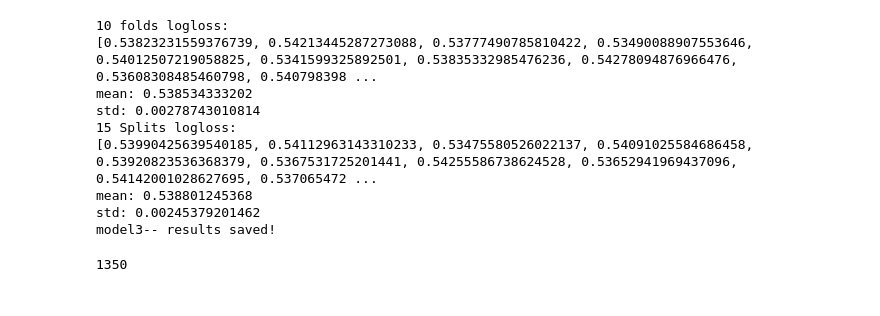
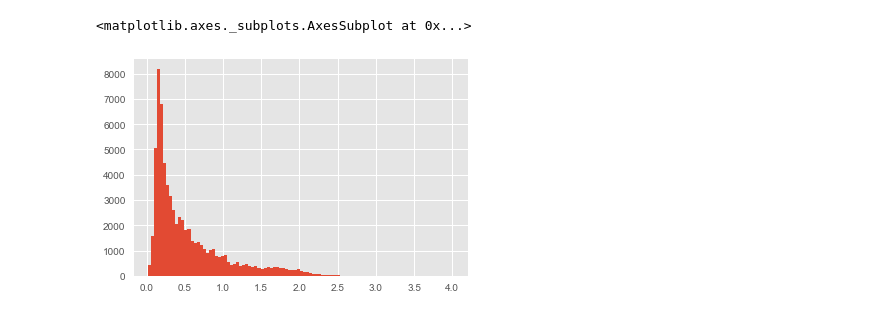
Before and after one commit to mortido/ML-Boot-Camp-V, a Jupyter notebook: models-main.ipynb, the cells around one changed output. Cells and saved outputs as stored; diff of their text form; code cells hidden in the pictures.

```diff
--- a/models-main.ipynb
+++ b/models-main.ipynb
@@ -363,54 +17,0 @@ model2-- results saved!
-# %%
-import lightgbm as lgb
-from sklearn.calibration import CalibratedClassifierCV
-from sklearn.model_selection import KFold
-
-params = {
-    'colsample_bytree': 0.8,
-    'learning_rate': 0.1,
-#     'num_leaves': 2**3,
-#     'min_child_weight': 1,
-    'n_estimators': 44,
-    'subsample': 0.8,
-#     'reg_alpha': 1.2,
-#     'reg_lambda': 0.0,
-
-    'nthread': 1,
-    'seed': 2707,
-    'silent': True,
-}
-
-#kf = KFold(n_splits=7, random_state=12345)
-utils.execute_model(lgb.LGBMClassifier(**params), #CalibratedClassifierCV(lgb.LGBMClassifier(**params), cv=kf),
-              X_train,
-              y_train,
-              X_test,
-              model_name="model3--",
-              mean_columns = mean_columns,
-              use_columns = use_columns,
-              n_splits=15,
-              n_folds=10,
-#               stratification_groups=rew,
-              alpha=13
-             )
-gc.collect()
-# 10 folds logloss:
-# [0.53813999550530101, 0.54156197829297859, 0.53776042160086701, 0.53589112216067902, 0.54032527004830488, 0.53453887887254303, 0.53774912696694455, 0.54206452028545016, 0.5363155730521858, 0.54157050130437412]
-# mean: 0.538591738809
-# std: 0.00251526896901
-# 15 Splits logloss:
-# [0.54000451972587482, 0.54157275118553672, 0.53512486654736513, 0.54144504712359687, 0.53922167136464838, 0.53688530338119778, 0.54294510573581534, 0.53671041587250357, 0.54090389878424905, 0.53698476620290192, 0.53586473090919862, 0.53861995242703531, 0.53941241054626288, 0.53601253218752976, 0.54198752987790799]
-# mean: 0.538913033458
-# std: 0.00244291407569
-# model3- results saved!
-# %% [output]
-10 folds logloss:
-[0.53823231559376739, 0.54213445287273088, 0.53777490785810422, 0.53490088907553646, 0.54012507219058825, 0.5341599325892501, 0.53835332985476236, 0.54278094876966476, 0.53608308485460798, 0.540798398 ...
-mean: 0.538534333202
-std: 0.00278743010814
-15 Splits logloss:
-[0.53990425639540185, 0.54112963143310233, 0.53475580526022137, 0.54091025584686458, 0.53920823536368379, 0.5367531725201441, 0.54255586738624528, 0.53652941969437096, 0.54142001028627695, 0.537065472 ...
-mean: 0.538801245368
-std: 0.00245379201462
-model3-- results saved!
-1350
@@ -416,0 +20,21 @@ model3-- results saved!
+# %%
+train = pd.read_csv('train.csv', sep=';')
+test = pd.read_csv('test.csv', sep=';', na_values='None')
+
+# train = utils.clean_data(train)
+# test = utils.clean_data(test)
+
+train = clean2(train)
+test = clean2(test)
+
+# train = utils.new_features(train)
+# test = utils.new_features(test)
+
+X_train = train.drop([ 'cardio'], axis=1)
+y_train = train['cardio'].values.ravel()
+X_test = test.drop([], axis=1)
+# %%
+loo = pd.read_csv('loo_my.csv', header=None, sep=';')
+d = X_train.copy()
+d['cardio']=y_train
+d['predict']=loo
@@ -416,0 +43,5 @@ model3-- results saved!
+# %%
+loss.loc[d['predict']>=0].hist(bins=100)
+# %% [output]
+<matplotlib.axes._subplots.AxesSubplot at 0x...>
+[figure, added]
```
Also changed, not shown: parts of 47 cells of this notebook, 6 other files.
